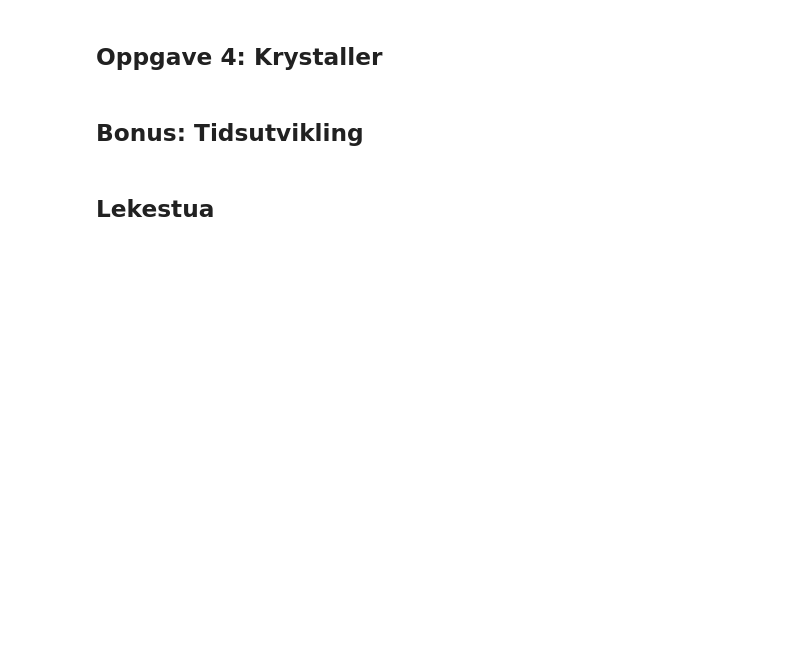
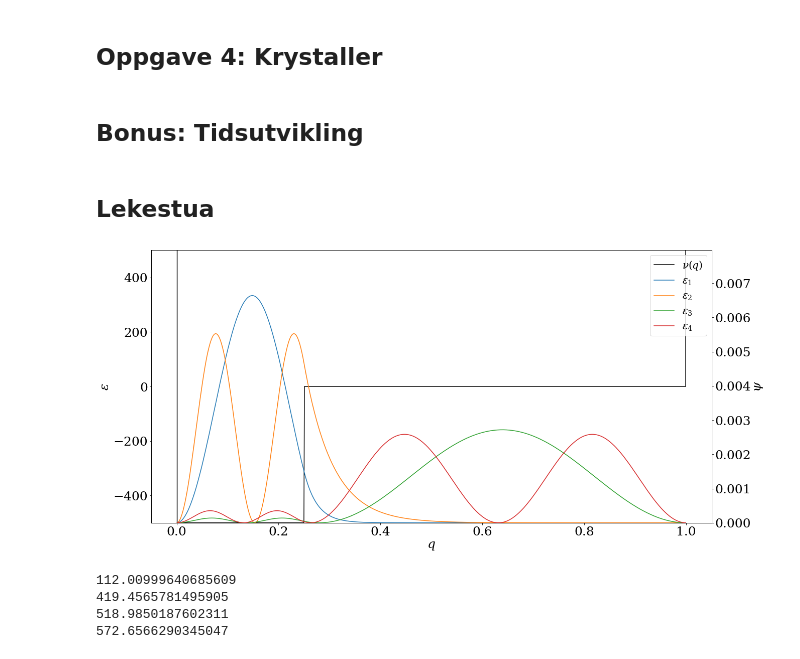
Before and after one commit to martkjoh/VitBer, a Jupyter notebook: VitBer - Prosjekt 2/VitBer øving 2.ipynb, the cells around one changed output. Drawn from its saved outputs; the diff is of its cells as text; code cells hidden in the pictures; blank space fills up the shorter version.

```diff
--- a/VitBer - Prosjekt 2/VitBer øving 2.ipynb
+++ b/VitBer - Prosjekt 2/VitBer øving 2.ipynb
@@ -222,13 +252,22 @@ for i in range(l_3):
 ## Lekestua
 # %%
 def VExact(x):
-    return 1/2*m*k*(x - L/2)**2*1000
+    return 1 / (x + 0.5)
 
-V = VExact(x)
-V[0] = inf
-V[-1] = inf
-E, phi = solveTUSL(V, n)
-l = 5
-plotEigenfunc(phi, V, x, l)
+x = np.linspace(0, 1, n + 2)
+VL = VExact(x)
+V0L = -500
+VL = np.concatenate(([inf], np.ones(n // 4)*V0L, np.zeros(n - n // 4), [inf]))
+
+EL, phiL = solveTUSL(VL, n)
+
+l = 4
+plotEigenfunc(phiL**2, VL, x, l, (V0L, -V0L))
 for i in range(l):
-    print(E[i] - V[1:-1][i])
+    print(EL[i] - VL[1:-1][i])
+# %% [output]
+[figure, added]
+112.00999640685609
+419.4565781495905
+518.9850187602311
+572.6566290345047
```
Also changed, not shown: parts of 10 cells of this notebook.
